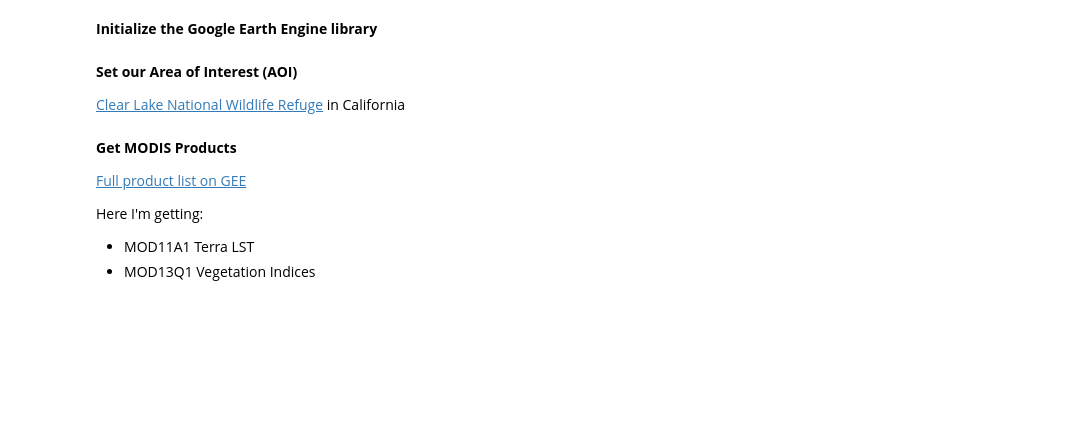
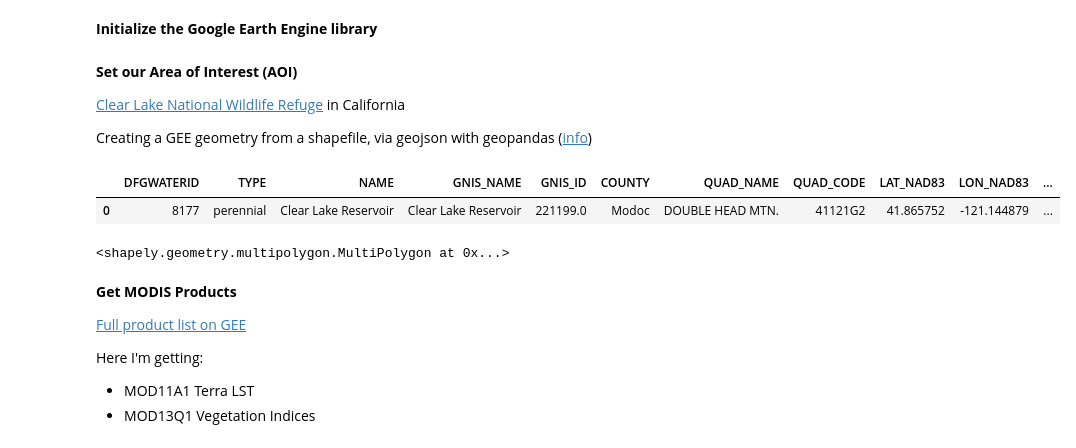
Before and after one commit to waterhackweek/whw2020_firewater, a Jupyter notebook: GEEcode/modis_clearlake.ipynb, the cells around one changed output. Saved outputs shown, nothing was run; the diff lists cells and outputs as text; code cells hidden in the pictures; blank space fills up the shorter version.

Commit message:
Update map and plots, trying to use a shapefile

```diff
--- a/GEEcode/modis_clearlake.ipynb
+++ b/GEEcode/modis_clearlake.ipynb
@@ -20,3 +22,20 @@ ee.Initialize()
 **Set our Area of Interest (AOI)**
 
 [Clear Lake National Wildlife Refuge](https://www.fws.gov/refuge/clear_lake/) in California
+
+Creating a GEE geometry from a shapefile, via geojson with geopandas ([info](https://gis.stackexchange.com/questions/333791/accessing-a-shapefile-with-googleearthengine-api-invalid-geojson-geometry))
+# %%
+# use geopandas to read our lake shapefile
+clearlake = gpd.read_file("zip://../data/Clear_Lake_Res.zip")
+
+# look at what we opened
+clearlake
+# %% [output]
+|  | DFGWATERID | TYPE | NAME | GNIS_NAME | GNIS_ID | COUNTY | QUAD_NAME | QUAD_CODE | LAT_NAD83 | LON_NAD83 | ... |
+| 0 | 8177 | perennial | Clear Lake Reservoir | Clear Lake Reservoir | 221199.0 | Modoc | DOUBLE HEAD MTN. | 41121G2 | 41.865752 | -121.144879 | ... |
+# %%
+# preview it
+clearlake_geom = clearlake.iloc[0].geometry
+clearlake_geom
+# %% [output]
+<shapely.geometry.multipolygon.MultiPolygon at 0x...>
```
Also changed, not shown: parts of 7 cells of this notebook.
